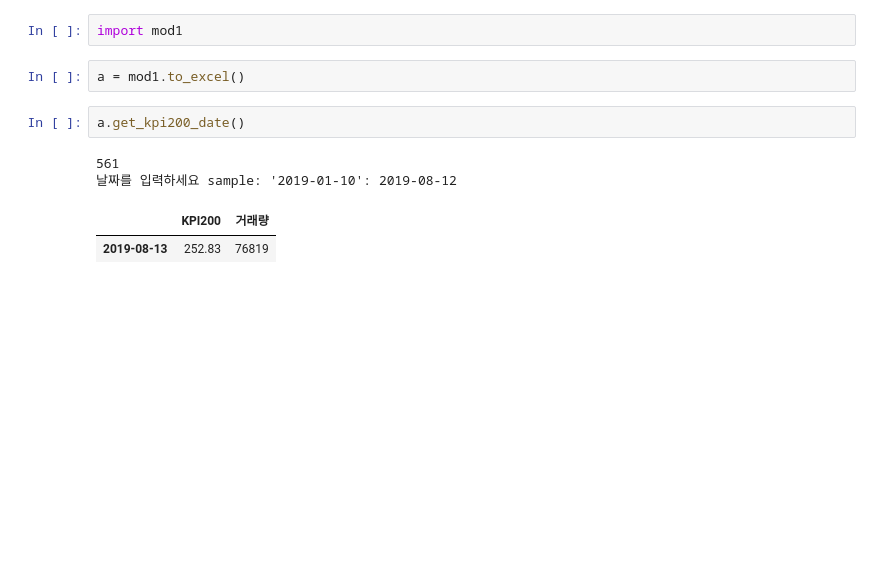
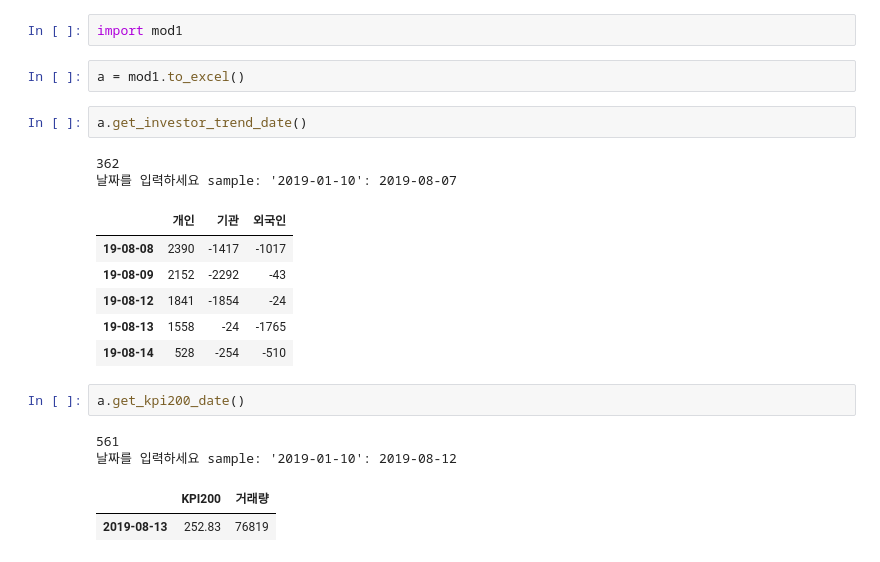
Before and after one commit to linux386/first_module, a Jupyter notebook: Untitled.ipynb, the cells around one changed output. Saved outputs shown, nothing was run; the diff lists cells and outputs as text; blank space fills up the shorter version.

```diff
--- a/Untitled.ipynb
+++ b/Untitled.ipynb
@@ -22,6 +22,17 @@ dir(mod1)
 import mod1
 # %%
 a = mod1.to_excel()
+# %%
+a.get_investor_trend_date()
+# %% [output]
+362
+날짜를 입력하세요 sample: '2019-01-10': 2019-08-07
+|  | 개인 | 기관 | 외국인 |
+| 19-08-08 | 2390 | -1417 | -1017 |
+| 19-08-09 | 2152 | -2292 | -43 |
+| 19-08-12 | 1841 | -1854 | -24 |
+| 19-08-13 | 1558 | -24 | -1765 |
+| 19-08-14 | 528 | -254 | -510 |
 # %%
 a.get_kpi200_date()
 # %% [output]
```
Also changed, not shown: parts of 4 cells of this notebook, 1 other file.
